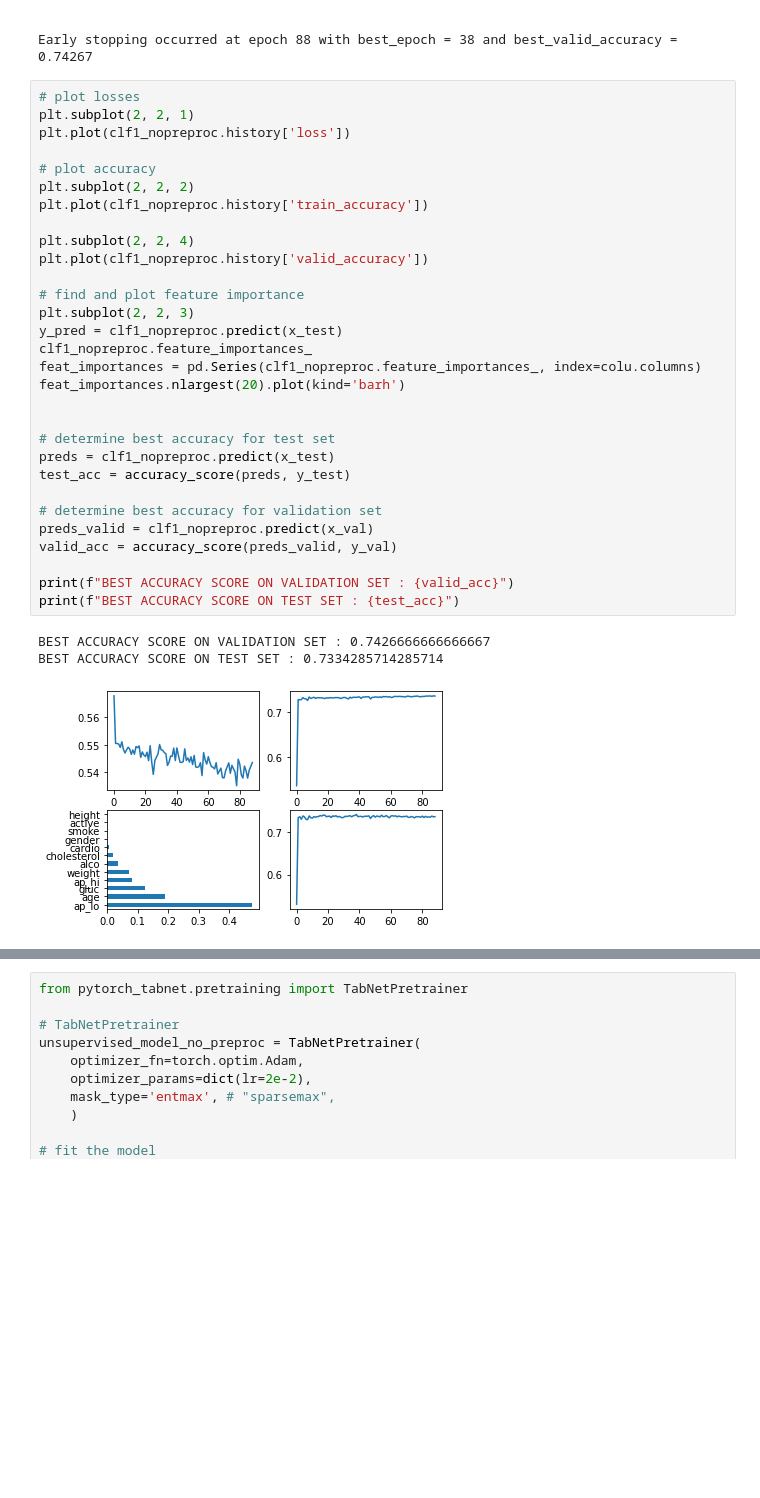
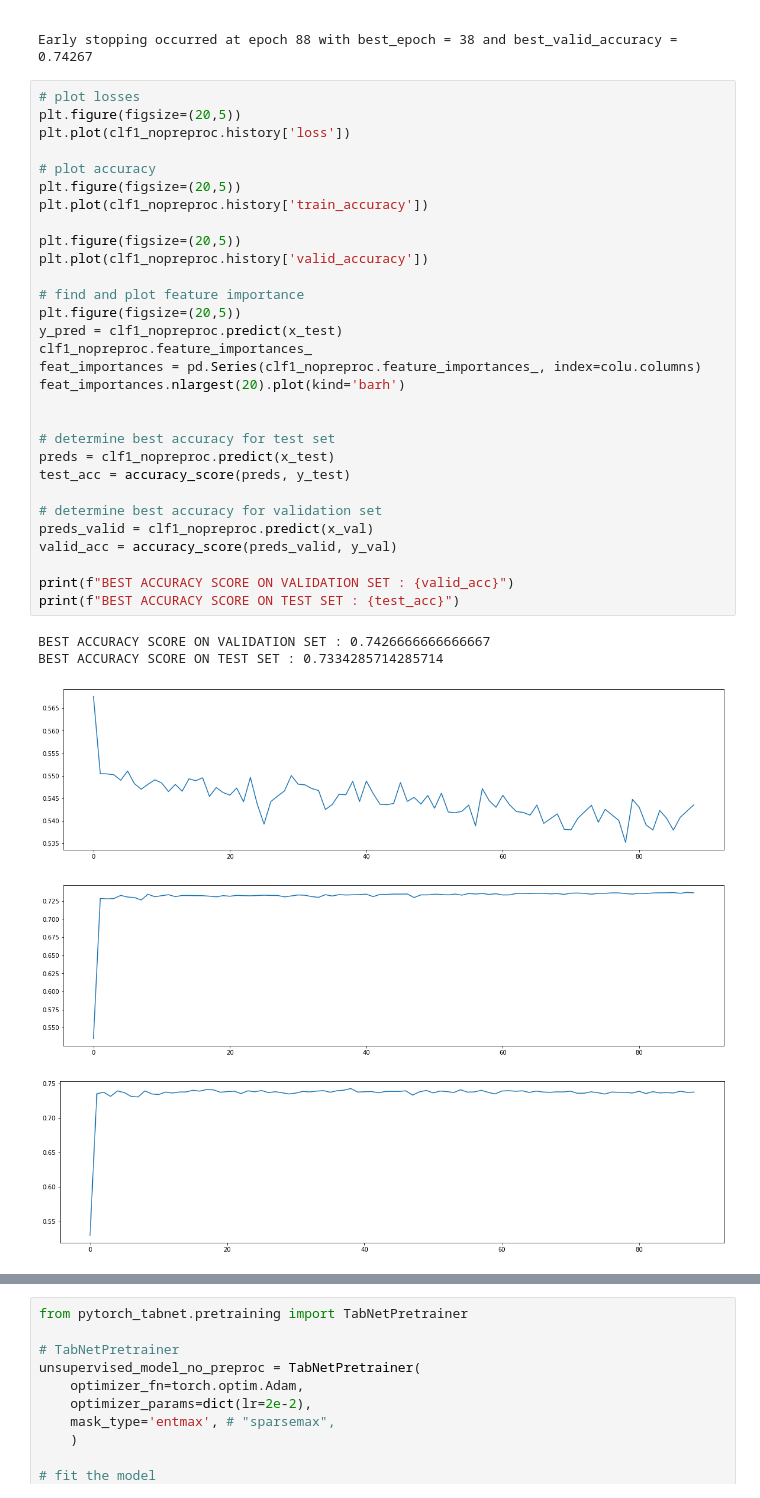
Before and after one commit to Rafath-Auvee/Thesis-Paper, a Jupyter notebook: Tabnet with Pretrain.ipynb, the cells around one changed output, grey strips where cells are left out. Drawn from its saved outputs; the diff is of its cells as text; blank space fills up the shorter version.

```diff
--- a/Tabnet with Pretrain.ipynb
+++ b/Tabnet with Pretrain.ipynb
@@ -173,35 +173,37 @@ epoch 88 | loss: 0.54356 | train_auc: 0.80419 | train_accuracy: 0.73627 | valid_
 Early stopping occurred at epoch 88 with best_epoch = 38 and best_valid_accuracy = 0.74267
 # %%
 # plot losses
-plt.subplot(2, 2, 1)
+plt.figure(figsize=(20,5))
 plt.plot(clf1_nopreproc.history['loss'])
 
 # plot accuracy
-plt.subplot(2, 2, 2)
+plt.figure(figsize=(20,5))
 plt.plot(clf1_nopreproc.history['train_accuracy'])
 
-plt.subplot(2, 2, 4)
+plt.figure(figsize=(20,5))
 plt.plot(clf1_nopreproc.history['valid_accuracy'])
 
 # find and plot feature importance
-plt.subplot(2, 2, 3)
+plt.figure(figsize=(20,5))
 y_pred = clf1_nopreproc.predict(x_test)
 clf1_nopreproc.feature_importances_
 feat_importances = pd.Series(clf1_nopreproc.feature_importances_, index=colu.columns)
 feat_importances.nlargest(20).plot(kind='barh')
 
 
 # determine best accuracy for test set
 preds = clf1_nopreproc.predict(x_test)
 test_acc = accuracy_score(preds, y_test)
 
 # determine best accuracy for validation set
 preds_valid = clf1_nopreproc.predict(x_val)
 valid_acc = accuracy_score(preds_valid, y_val)
 
 print(f"BEST ACCURACY SCORE ON VALIDATION SET : {valid_acc}")
 print(f"BEST ACCURACY SCORE ON TEST SET : {test_acc}")
 # %% [output]
 BEST ACCURACY SCORE ON VALIDATION SET : 0.7426666666666667
 BEST ACCURACY SCORE ON TEST SET : 0.7334285714285714
-[figure, old version]
+[figure, new version]
+[figure, added]
+[figure, added]
```
Also changed, not shown: parts of 1 cell of this notebook.
